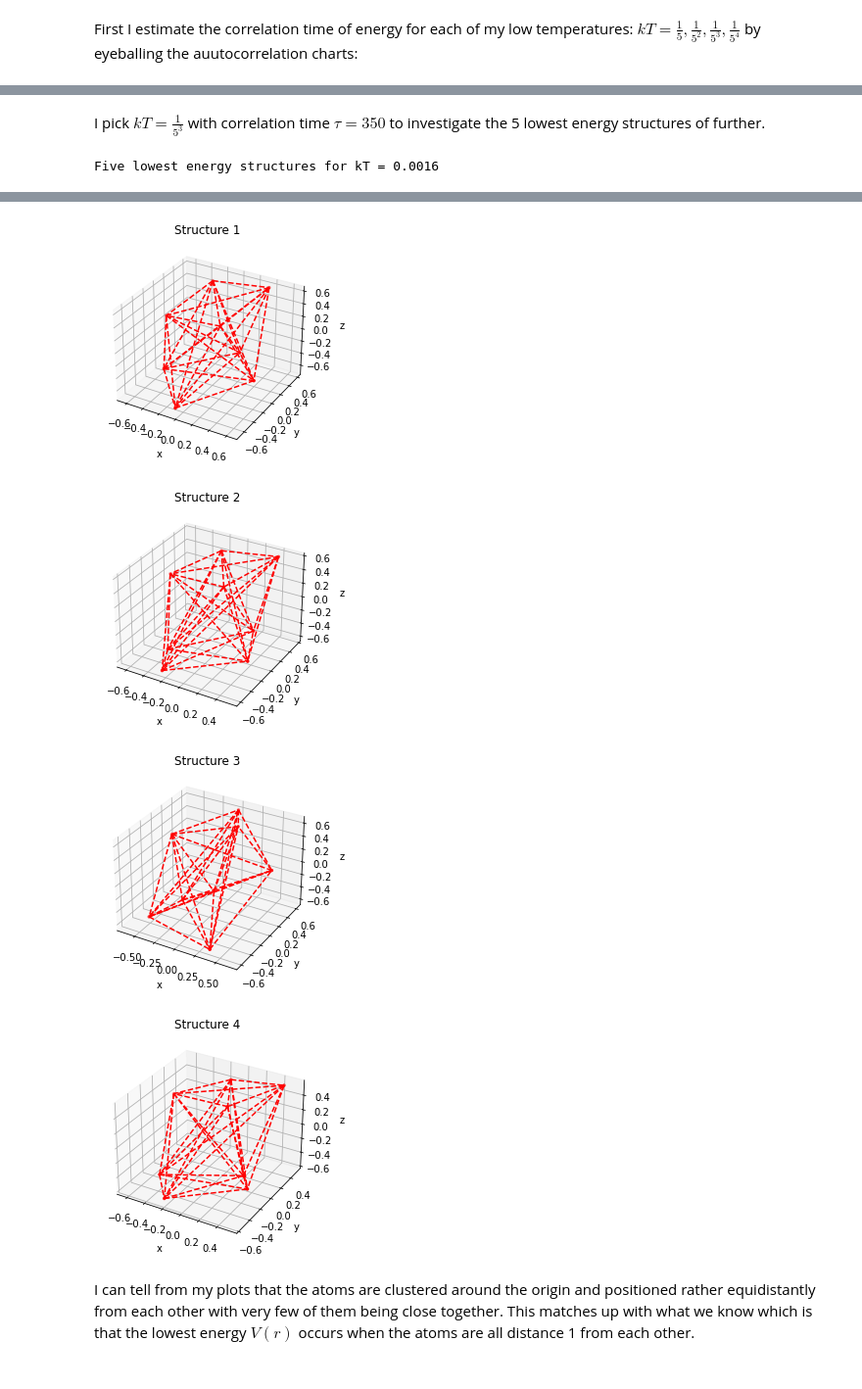
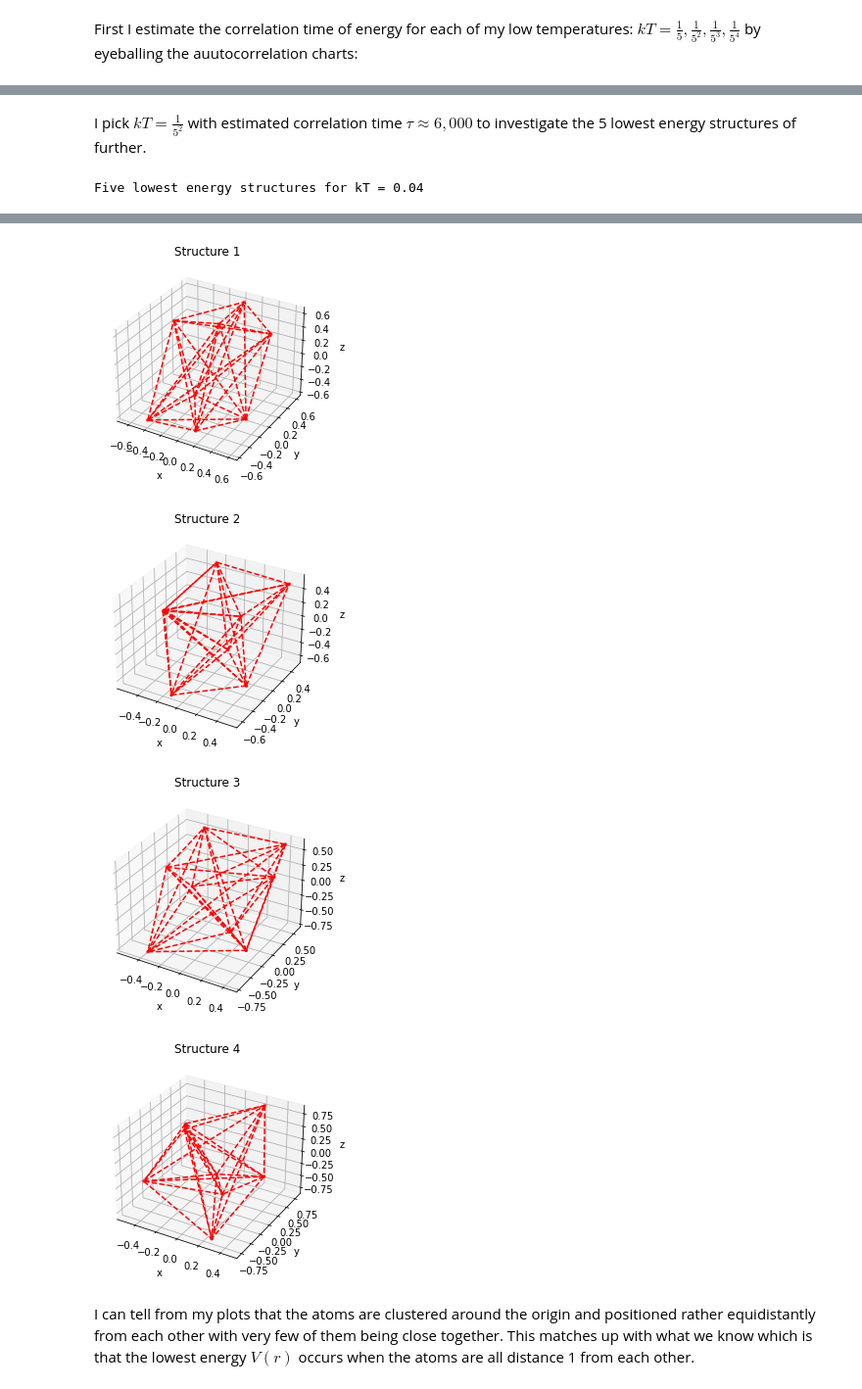
Before and after one commit to JChenster/APHY_470, a Jupyter notebook: hw6/JZC_hw6_problem1.ipynb, the cells around one changed output, grey strips where cells are left out. Shown: that part at 98% size. Saved outputs shown, nothing was run; the diff lists cells and outputs as text; code cells hidden in the pictures.

Commit message:
Fixed autocorr mechanismm

```diff
--- a/hw6/JZC_hw6_problem1.ipynb
+++ b/hw6/JZC_hw6_problem1.ipynb
@@ -121,7 +121,7 @@ def autocorrelation(data, lag):
     return autocorr
 
 def plot_autocorrelation(data, max_lag, title, col):
-    lags = numpy.asarray(range(1, max_lag + 1))
+    lags = numpy.asarray(range(1, max_lag + 1, 100))
     autocorrs = []
     for lag in lags:
         autocorrs.append(autocorrelation(data, lag))
@@ -151,13 +151,13 @@ First I estimate the correlation time of energy for each of my low temperatures:
 # %%
 results = {}
 
-for i in range(-1, -5, -1):
+for i in range(-1, -4, -1):
     temp = 5 ** i
     r_list, energy_list = metropolis_sampling(r_atoms, temp, walk_length)
     results[temp] = [r_list, energy_list]
-    #first_atom_x = []
-    #for j in range(walk_length):
-    #    first_atom_x.append(r_list[j][0][0])
-    plot_autocorrelation(energy_list, 500, f"Autocorrelation of Energy, kT = 5^{i}", "blue")
+    first_atom_x = []
+    for j in range(walk_length):
+        first_atom_x.append(r_list[j][0][0])
+    plot_autocorrelation(first_atom_x, 10000, f"Autocorrelation of x-Coordinate of Atom 1, kT = 5^{i}", "blue")
 # %% [output]
 Finished running simulation with kT = 0.2, # iterations = 100000
@@ -179,15 +175,13 @@ Accept ratio: 0.4999
 # %% [markdown]
-I pick $kT = \frac{1}{5^3}$ with correlation time $\tau = 350$ to investigate the 5 lowest energy structures of further.
+I pick $kT = \frac{1}{5^2}$ with estimated correlation time $\tau \approx 6,000$ to investigate the 5 lowest energy structures of further.
 # %%
 # Estimates using plots above
 correlation_time = {
-    5 ** -1: 150,
-    5 ** -2: 200,
-    5 ** -3: 350,
-    5 ** -4: 350
+    5 ** -1: 1000,
+    5 ** -2: 6000,
 }
 
-temp = 5 ** -4
+temp = 5 ** -2
 tau = correlation_time[temp]
 
 r_list = results[temp][0]
@@ -226,4 +220,4 @@ for i in range(len(lowest_structures)):
             ax.plot3D([x[j, 0], x[k, 0]], [y[j, 0], y[k, 0]], [z[j, 0], z[k, 0]], c = "red", ls = "--")
     plt.show()
 # %% [output]
-Five lowest energy structures for kT = 0.0016
+Five lowest energy structures for kT = 0.04
@@ -231,7 +225,7 @@ Five lowest energy structures for kT = 0.0016
-[figure, old version]
+[figure, new version]
-[figure, old version]
+[figure, new version]
-[figure, old version]
+[figure, new version]
-[figure, old version]
+[figure, new version]
 # %% [markdown]
 I can tell from my plots that the atoms are clustered around the origin and positioned rather equidistantly from each other with very few of them being close together. This matches up with what we know which is that the lowest energy $V(r)$ occurs when the atoms are all distance 1 from each other.
 # %% [markdown]
```
Also changed, not shown: parts of 7 cells of this notebook.
